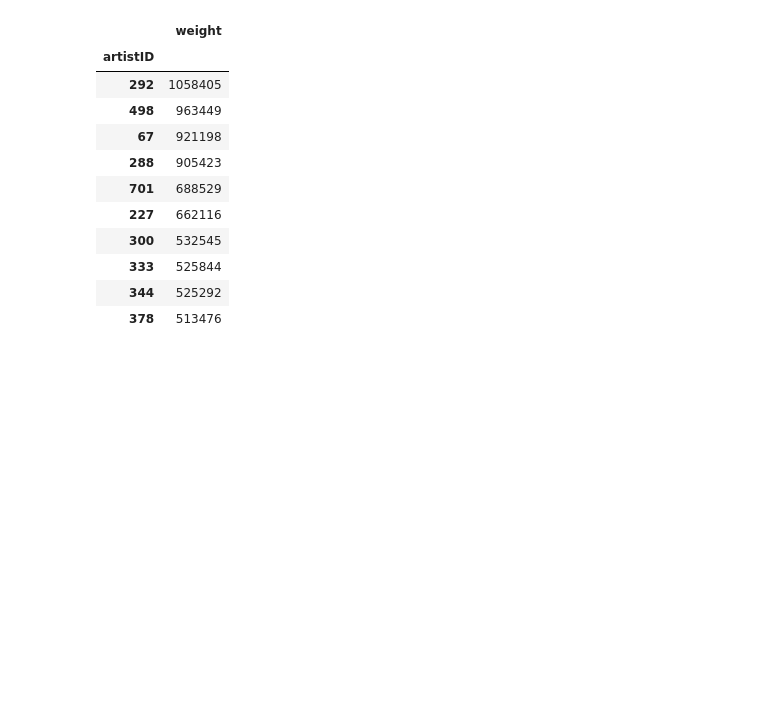
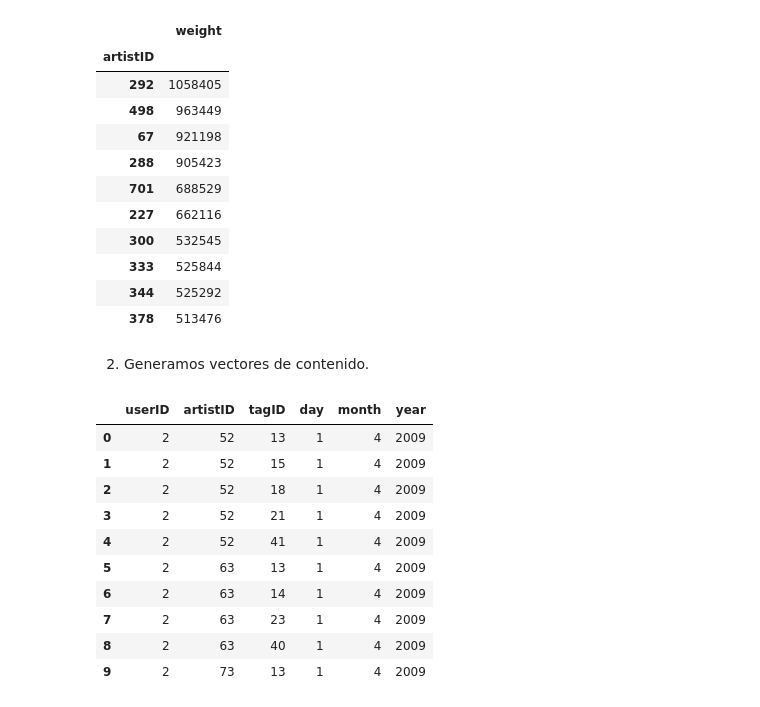
Before and after one commit to fercab24/SistemasDeRecomendacion, a Jupyter notebook: practico.ipynb, the cells around one changed output. Saved outputs shown, nothing was run; the diff lists cells and outputs as text; code cells hidden in the pictures; blank space fills up the shorter version.

```diff
--- a/practico.ipynb
+++ b/practico.ipynb
@@ -564,3 +567,22 @@ sum_listened_artist.head(10)
 | 333 | 525844 |
 | 344 | 525292 |
 | 378 | 513476 |
+# %% [markdown]
+2) Generamos vectores de contenido.
+# %%
+# These files contain the tag assignments of artists provided by each particular user.
+# They also contain the timestamps when the tag assignments were done.
+user_tags_artirts = pd.read_csv("user_taggedartists.dat", sep="\t")
+user_tags_artirts.head(10)
+# %% [output]
+|  | userID | artistID | tagID | day | month | year |
+| 0 | 2 | 52 | 13 | 1 | 4 | 2009 |
+| 1 | 2 | 52 | 15 | 1 | 4 | 2009 |
+| 2 | 2 | 52 | 18 | 1 | 4 | 2009 |
+| 3 | 2 | 52 | 21 | 1 | 4 | 2009 |
+| 4 | 2 | 52 | 41 | 1 | 4 | 2009 |
+| 5 | 2 | 63 | 13 | 1 | 4 | 2009 |
+| 6 | 2 | 63 | 14 | 1 | 4 | 2009 |
+| 7 | 2 | 63 | 23 | 1 | 4 | 2009 |
+| 8 | 2 | 63 | 40 | 1 | 4 | 2009 |
+| 9 | 2 | 73 | 13 | 1 | 4 | 2009 |
```
Also changed, not shown: parts of 14 cells of this notebook, 1 other file.
